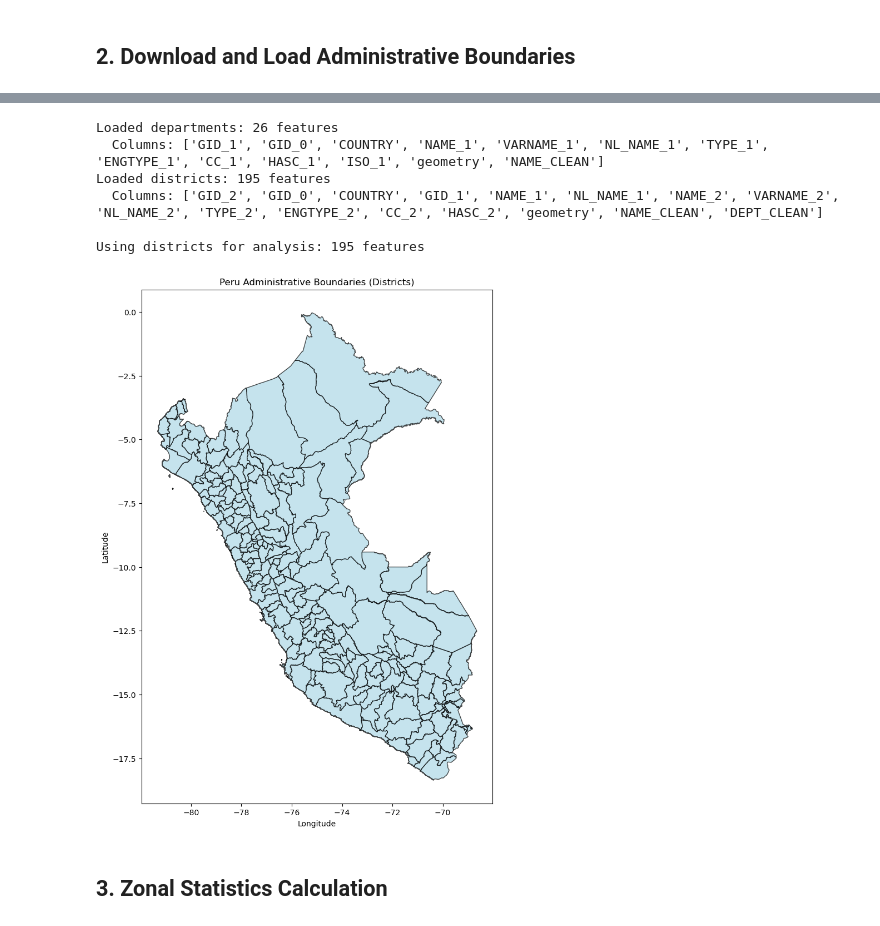
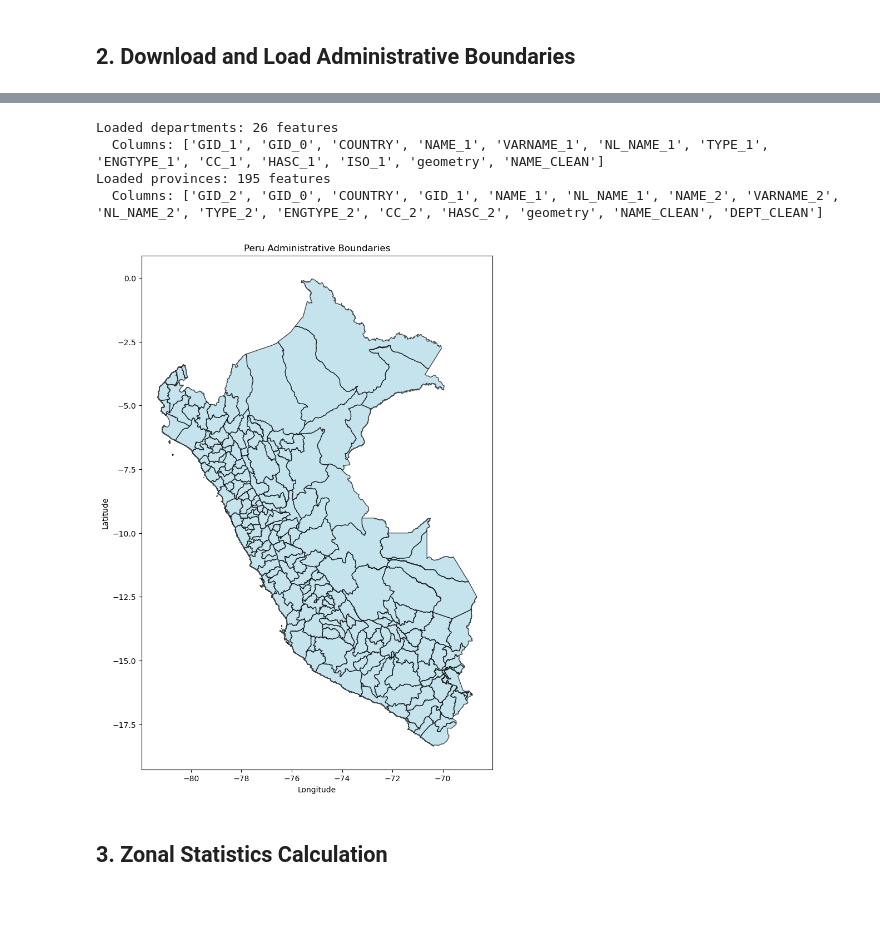
Before and after one commit to gsaco/Minimum-Temperature-Raster, a Jupyter notebook: notebooks/peru_tmin_analysis.ipynb, the cells around one changed output, grey strips where cells are left out. Drawn from its saved outputs; the diff is of its cells as text; code cells hidden in the pictures.

```diff
--- a/notebooks/peru_tmin_analysis.ipynb
+++ b/notebooks/peru_tmin_analysis.ipynb
@@ -116,7 +117,7 @@ Error downloading boundaries: 406 Client Error: Not Acceptable for url: https://
 # Load administrative boundaries
 boundaries_files = {
     'departments': data_path / 'gadm41_PER.gpkg',  # Use GADM data directly
-    'districts': data_path / 'gadm41_PER.gpkg'
+    'provinces': data_path / 'gadm41_PER.gpkg'
 }
 
 boundaries = {}
@@ -128,7 +129,7 @@ for level, file_path in boundaries_files.items():
                 gdf = gpd.read_file(file_path, layer='ADM_ADM_1')
                 gdf['NAME_CLEAN'] = gdf['NAME_1'].str.upper().str.normalize('NFKD').str.encode('ascii', errors='ignore').str.decode('ascii')
             else:
-                # Load district level (ADM_ADM_2)
+                # Load province level (ADM_ADM_2)
                 gdf = gpd.read_file(file_path, layer='ADM_ADM_2')
                 gdf['NAME_CLEAN'] = gdf['NAME_2'].str.upper().str.normalize('NFKD').str.encode('ascii', errors='ignore').str.decode('ascii')
                 gdf['DEPT_CLEAN'] = gdf['NAME_1'].str.upper().str.normalize('NFKD').str.encode('ascii', errors='ignore').str.decode('ascii')
@@ -143,33 +144,29 @@ for level, file_path in boundaries_files.items():
             print(f"Error loading {level}: {e}")
 
 # Use the most detailed level available
-if 'districts' in boundaries:
-    admin_gdf = boundaries['districts'].copy()
-    admin_level = 'districts'
+if 'provinces' in boundaries:
+    admin_gdf = boundaries['provinces'].copy()
+    admin_level = 'provinces'
 elif 'departments' in boundaries:
     admin_gdf = boundaries['departments'].copy()
     admin_level = 'departments'
 else:
     raise ValueError("No administrative boundaries could be loaded")
-
-print(f"\nUsing {admin_level} for analysis: {len(admin_gdf)} features")
 # %% [output]
 Loaded departments: 26 features
   Columns: ['GID_1', 'GID_0', 'COUNTRY', 'NAME_1', 'VARNAME_1', 'NL_NAME_1', 'TYPE_1', 'ENGTYPE_1', 'CC_1', 'HASC_1', 'ISO_1', 'geometry', 'NAME_CLEAN']
-Loaded districts: 195 features
+Loaded provinces: 195 features
   Columns: ['GID_2', 'GID_0', 'COUNTRY', 'GID_1', 'NAME_1', 'NL_NAME_1', 'NAME_2', 'VARNAME_2', 'NL_NAME_2', 'TYPE_2', 'ENGTYPE_2', 'CC_2', 'HASC_2', 'geometry', 'NAME_CLEAN', 'DEPT_CLEAN']
-
-Using districts for analysis: 195 features
 # %%
 # Visualize boundaries
 fig, ax = plt.subplots(1, 1, figsize=(10, 12))
 admin_gdf.plot(ax=ax, facecolor='lightblue', edgecolor='black', alpha=0.7)
-ax.set_title(f'Peru Administrative Boundaries ({admin_level.title()})')
+ax.set_title(f'Peru Administrative Boundaries')
 ax.set_xlabel('Longitude')
 ax.set_ylabel('Latitude')
 plt.show()
 # %% [output]
-[figure, old version]
+[figure, new version]
 # %% [markdown]
 ## 3. Zonal Statistics Calculation
 # %%
```
Also changed, not shown: parts of 3 cells of this notebook, 1 other file.
